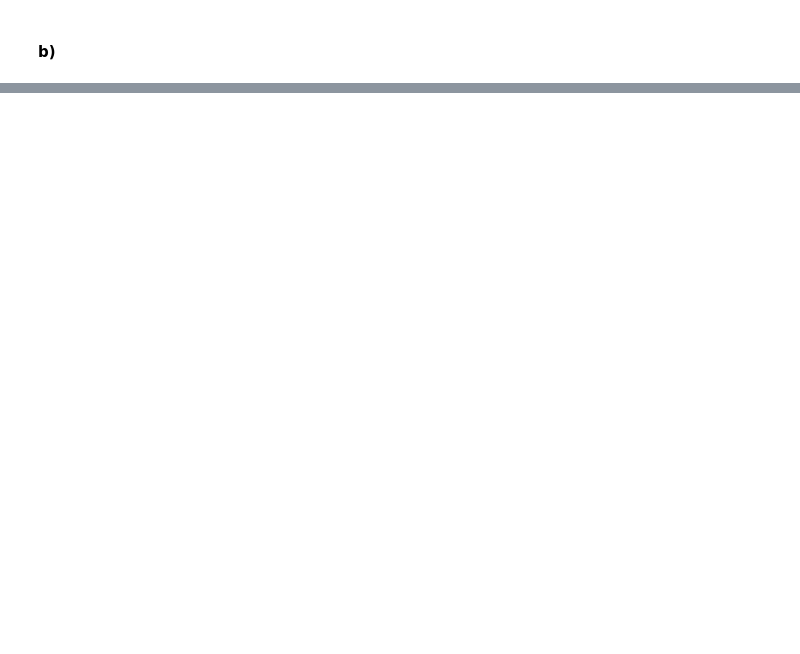
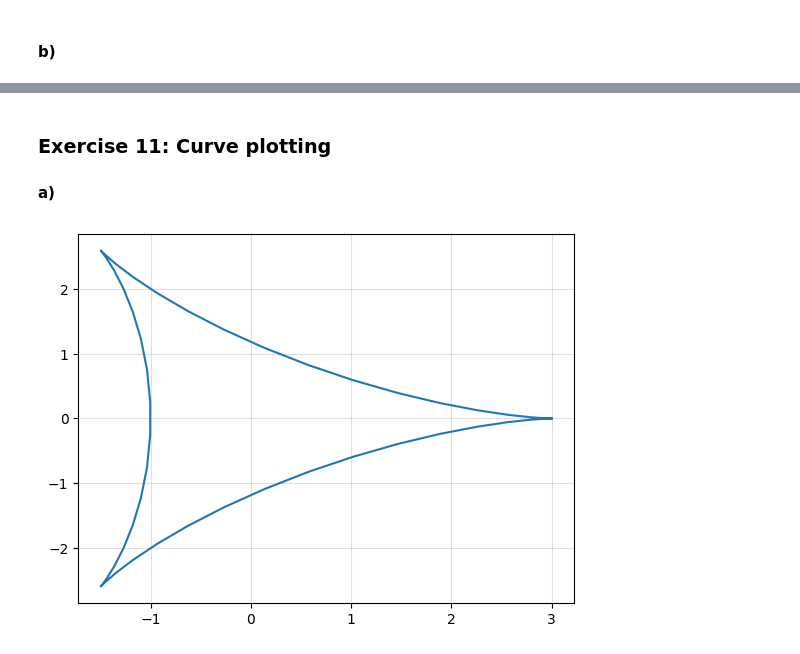
Before and after one commit to AtharvSuryawanshi/Computational-Physics, a Jupyter notebook: Suryawanshi_Atharv_HW1.ipynb, the cells around one changed output, grey strips where cells are left out. Saved outputs shown, nothing was run; the diff lists cells and outputs as text; code cells hidden in the pictures; blank space fills up the shorter version.

```diff
--- a/Suryawanshi_Atharv_HW1.ipynb
+++ b/Suryawanshi_Atharv_HW1.ipynb
@@ -315,0 +345,12 @@ plt.show()
+# %% [markdown]
+###  Exercise 11: Curve plotting
+#### a)
+# %%
+x = [2*np.cos(theta) + np.cos(2*theta) for theta in np.linspace(0, 2*np.pi, 50)]
+y = [2*np.sin(theta) - np.sin(2*theta) for theta in np.linspace(0, 2*np.pi, 50)]
+
+plt.plot(x, y)
+plt.grid(True, alpha = 0.4)
+plt.show()
+# %% [output]
+[figure, added]
```
Also changed, not shown: parts of 12 cells of this notebook.
